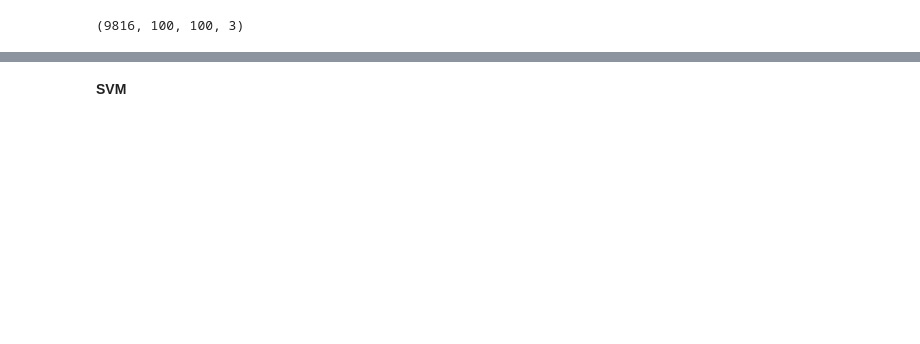
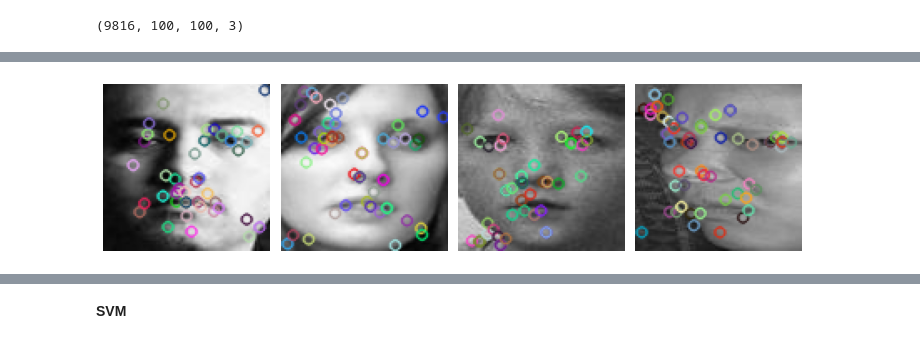
Before and after one commit to dardan-gashi01/Facial-Emotion-Recognition, a Jupyter notebook: Untitled.ipynb, the cells around one changed output, grey strips where cells are left out. Saved outputs shown, nothing was run; the diff lists cells and outputs as text; code cells hidden in the pictures; blank space fills up the shorter version.

```diff
--- a/Untitled.ipynb
+++ b/Untitled.ipynb
@@ -87,0 +136,27 @@ np.shape(X_train)
+# %%
+sift = cv2.SIFT_create()
+
+des_list = []
+y_train_list = []
+
+fig, ax = plt.subplots(1,4,figsize=(10,8), sharey = True)
+
+for i in range(len(X_train)):
+  img = img_as_ubyte(color.rgb2gray(X_train[i]))
+  kp,des = sift.detectAndCompute(img, None)
+
+  if i<4:
+    img_with_SIFT = cv2.drawKeypoints(img, kp, img)
+    ax[i].imshow(img_with_SIFT)
+    ax[i].set_axis_off()
+
+  if des is not None:
+    des_list.append(des)
+    y_train_list.append(y_train[i])
+
+fig.tight_layout()
+plt.show()
+
+des_array = np.vstack(des_list)
+# %% [output]
+[figure, added]
```
Also changed, not shown: parts of 34 cells of this notebook.
